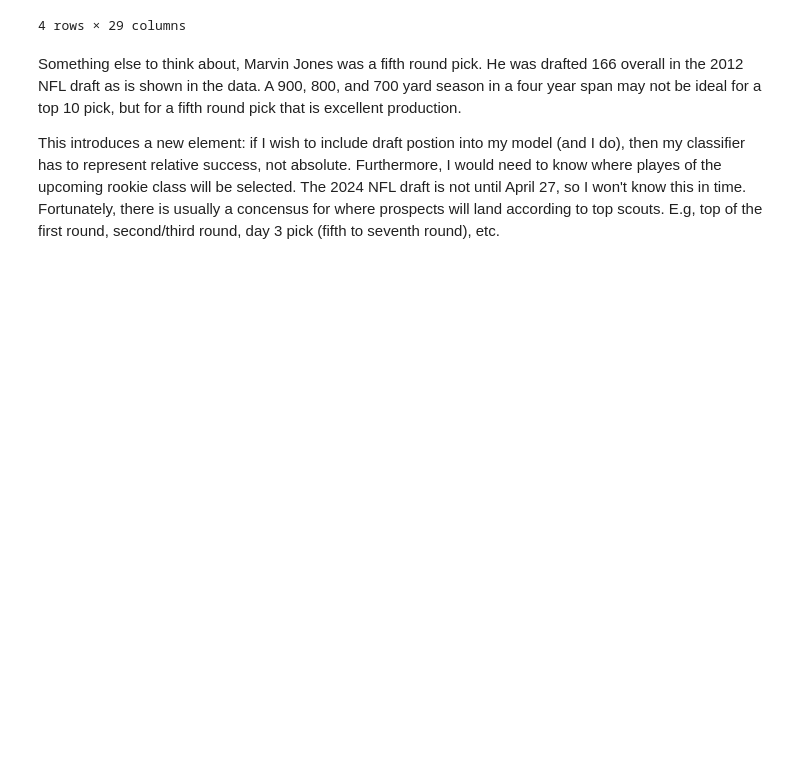
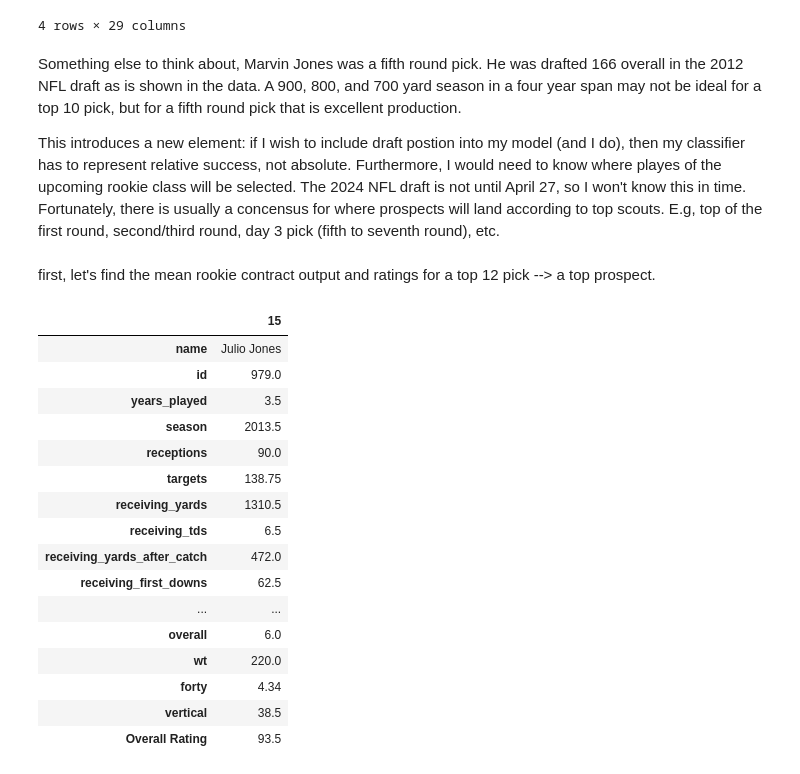
Before and after one commit to GEEThub12/ECONproyect, a Jupyter notebook: le code/working.ipynb, the cells around one changed output. Cells and saved outputs as stored; diff of their text form; code cells hidden in the pictures; blank space fills up the shorter version.

```diff
--- a/le code/working.ipynb
+++ b/le code/working.ipynb
@@ -74,0 +90,48 @@ This introduces a new element: if I wish to include draft postion into my model
+# %%
+#some seasons are sorted incorrectly
+WR_data = WR_data_complete.sort_values(by= ['name','season'])
+
+#also some 'round' and 'overall' entries are NaN,
+#just going to fill those with previous values since they are constant
+WR_data['round'] = WR_data.groupby('name')['round'].fillna(method='ffill')
+WR_data['overall'] = WR_data.groupby('name')['overall'].fillna(method='ffill')
+
+#now we are complete
+# %% [markdown]
+first, let's find the mean rookie contract output and ratings for a top 12 pick --> a top prospect.
+# %%
+#all players drafted in the top 12 picks from 2012-2022
+top12 = WR_data[WR_data['overall'] <= 12]
+
+#filter for rookie contract years (first 4 years)
+top12rookie = top12.groupby('name', as_index=False).head(4)
+
+#trying smth
+#top12rookie.groupby('name', as_index= False).mean()
+
+
+numeric_cols = top12rookie.select_dtypes(include=[np.number]).columns.tolist()
+
+# Now group by 'name' and calculate the mean for these numeric columns only
+averaged_stats = top12rookie.groupby('name')[numeric_cols].mean().reset_index()
+
+average_current = averaged_stats.drop(index = [2,3,6,18,22]) #these guys are older players not on rookie deals
+average_current[average_current['name'] == 'Julio Jones'].transpose()
+# %% [output]
+|  | 15 |
+| name | Julio Jones |
+| id | 979.0 |
+| years_played | 3.5 |
+| season | 2013.5 |
+| receptions | 90.0 |
+| targets | 138.75 |
+| receiving_yards | 1310.5 |
+| receiving_tds | 6.5 |
+| receiving_yards_after_catch | 472.0 |
+| receiving_first_downs | 62.5 |
+| ... | ... |
+| overall | 6.0 |
+| wt | 220.0 |
+| forty | 4.34 |
+| vertical | 38.5 |
+| Overall Rating | 93.5 |
```
Also changed, not shown: parts of 5 cells of this notebook.
